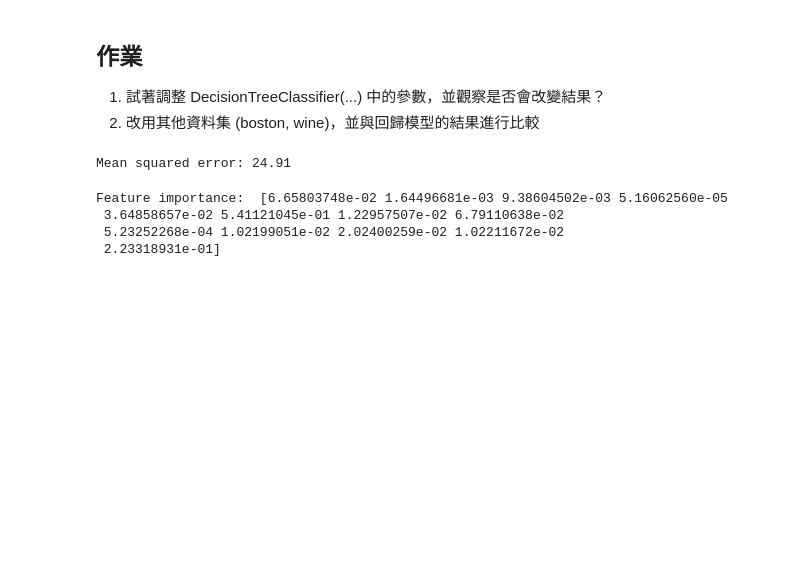
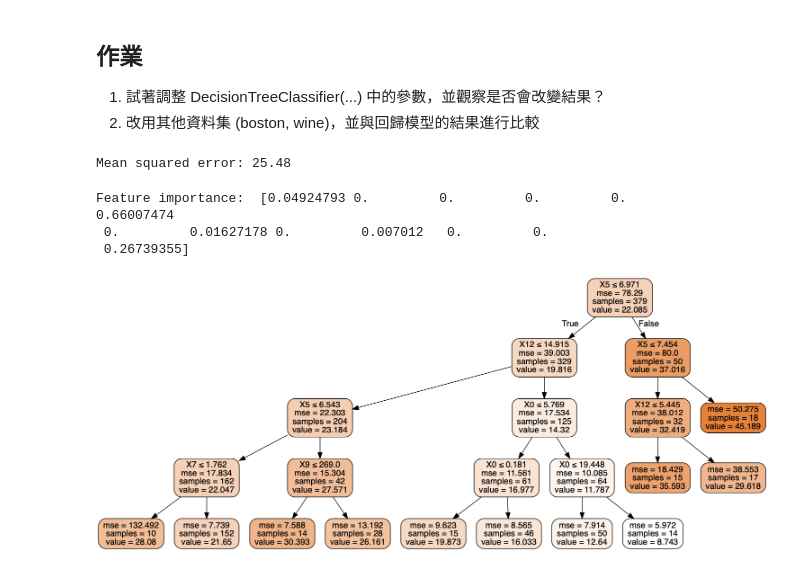
Before and after one commit to Lan-Jing-Yi/2nd-ML100Days, a Jupyter notebook: homework/Day_042_HW.ipynb, the cells around one changed output. Saved outputs shown, nothing was run; the diff lists cells and outputs as text; code cells hidden in the pictures; blank space fills up the shorter version.

```diff
--- a/homework/Day_042_HW.ipynb
+++ b/homework/Day_042_HW.ipynb
@@ -17,21 +21,29 @@ boston = datasets.load_boston()
 # %%
 #boston 房價預測問題 ---- 線性迴歸
 x_train, x_test, y_train, y_test = train_test_split(boston.data, boston.target, test_size=0.25, random_state=4)
-clf = DecisionTreeRegressor()
+clf = DecisionTreeRegressor(max_depth=4,min_samples_split=20,min_samples_leaf=10)
 clf.fit(x_train, y_train)
 y_pred = clf.predict(x_test)
 # %%
 print("Mean squared error: %.2f"
       % metrics.mean_squared_error(y_test, y_pred))
 # %% [output]
-Mean squared error: 24.91
+Mean squared error: 25.48
 # %%
 print("Feature importance: ", clf.feature_importances_)
 # %% [output]
-Feature importance:  [6.65803748e-02 1.64496681e-03 9.38604502e-03 5.16062560e-05
- 3.64858657e-02 5.41121045e-01 1.22957507e-02 6.79110638e-02
- 5.23252268e-04 1.02199051e-02 2.02400259e-02 1.02211672e-02
- 2.23318931e-01]
+Feature importance:  [0.04924793 0.         0.         0.         0.         0.66007474
+ 0.         0.01627178 0.         0.007012   0.         0.
+ 0.26739355]
+# %%
+dot_data = StringIO()
+export_graphviz(clf, out_file=dot_data,
+                filled=True, rounded=True,
+                special_characters=True)
+graph = pydotplus.graph_from_dot_data(dot_data.getvalue())
+Image(graph.create_png())
+# %% [output]
+[figure, added]
 # %%
 #wine output為酒的種類----分類問題
 x_train, x_test, y_train, y_test = train_test_split(wine.data, wine.target, test_size=0.25, random_state=4)
```
Also changed, not shown: parts of 5 cells of this notebook.
